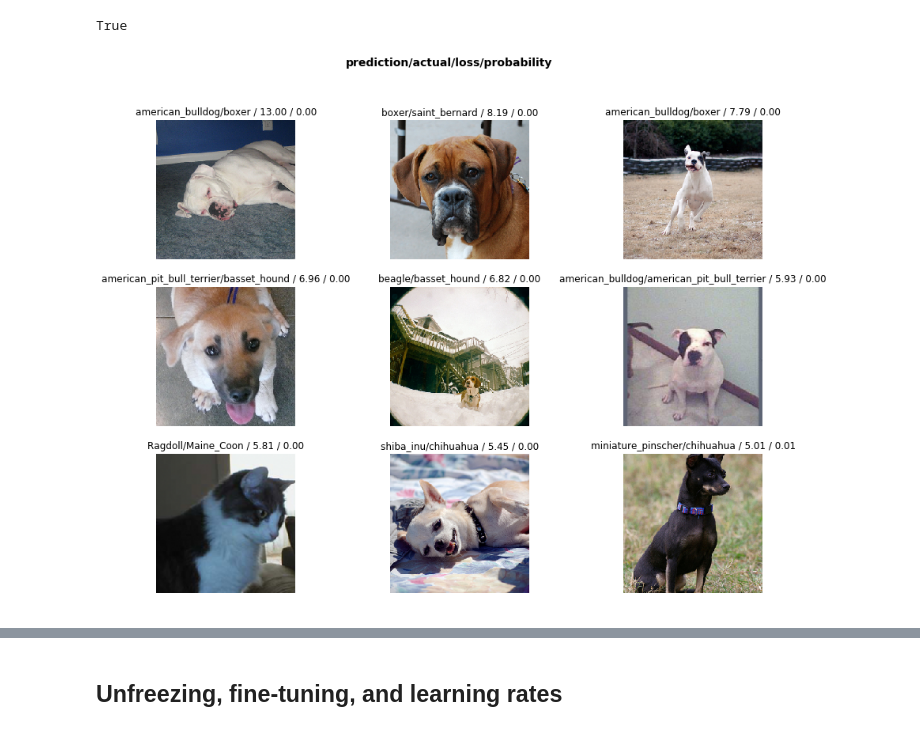
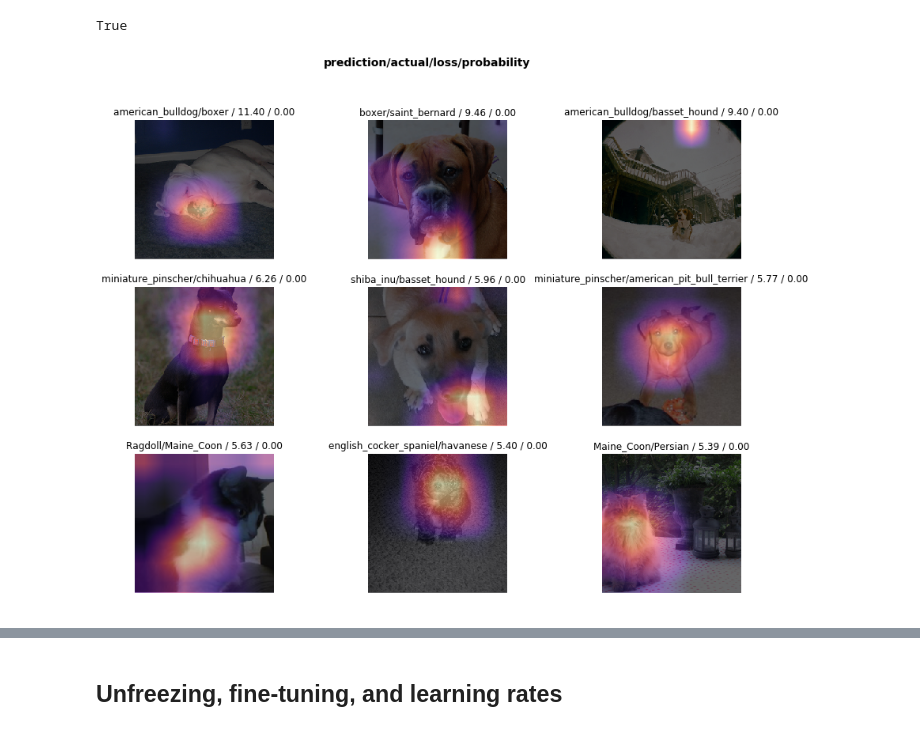
Before and after one commit to rohdimp24/fastaiExp, a Jupyter notebook: dl1/lesson1-pets.ipynb, the cells around one changed output, grey strips where cells are left out. Cells and saved outputs as stored; diff of their text form; code cells hidden in the pictures.

```diff
--- a/dl1/lesson1-pets.ipynb
+++ b/dl1/lesson1-pets.ipynb
@@ -183,10 +185,12 @@ losses,idxs = interp.top_losses()
 len(data.valid_ds)==len(losses)==len(idxs)
 # %% [output]
 True
-# %%
-interp.plot_top_losses(9, figsize=(15,11),heatmap=False)
-# %% [output]
-[figure, removed]
+# %%
+# dont know why the prob is comig as 0. heatmap parameter will basically show the grad-cam thingto make sure that the
+#model is predicting using correct section of th e imafe.
+interp.plot_top_losses(9, figsize=(15,11),heatmap=True)
+# %% [output]
+[figure, added]
 # %%
 ??interp.plot_top_losses
 # %%
```
Also changed, not shown: parts of 11 cells of this notebook.
